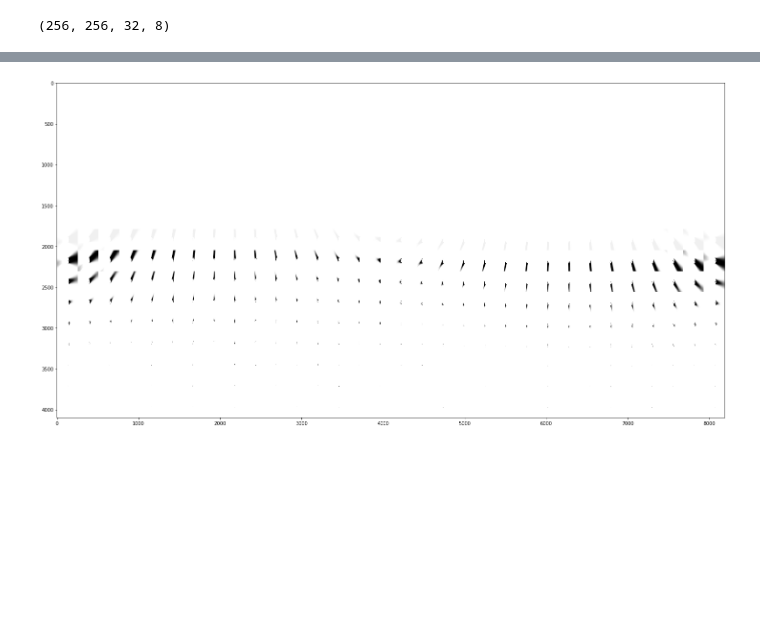
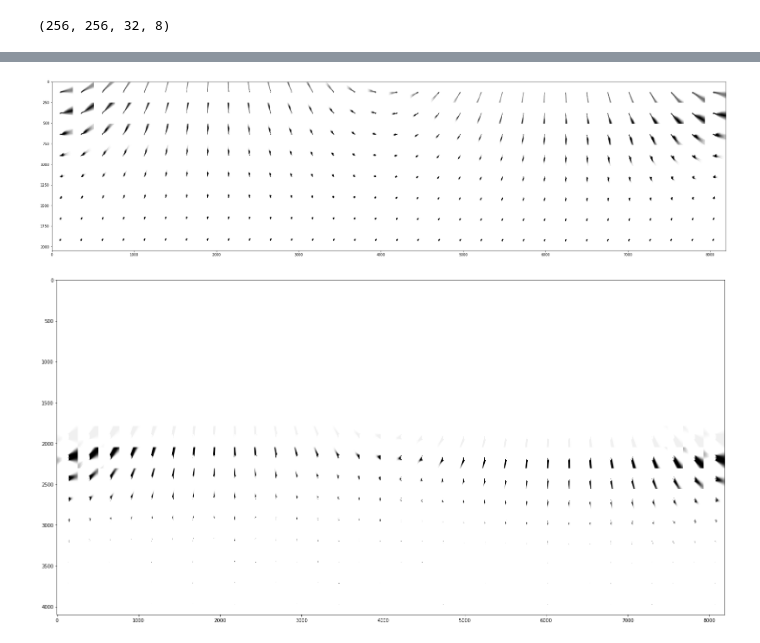
Before and after one commit to ShengCN/soft_shadow, a Jupyter notebook: data_process/base.ipynb, the cells around one changed output, grey strips where cells are left out. Saved outputs shown, nothing was run; the diff lists cells and outputs as text; code cells hidden in the pictures; blank space fills up the shorter version.

```diff
--- a/data_process/base.ipynb
+++ b/data_process/base.ipynb
@@ -43,3 +42,9 @@ plt.show()
+# %%
+plt.figure(figsize=(35,30))
+plt.imshow(base_map.T, cmap='gray')
+plt.show()
+# %% [output]
+[figure, added]
 # %%
 test_folder = '/home/ysheng/Dataset/general_dataset/base/cone_0065/'
 test_base = os.path.join(test_folder, 'pitch_15_rot_0_shadow.npy')
```
Also changed, not shown: parts of 2 cells of this notebook, 12 other files.
